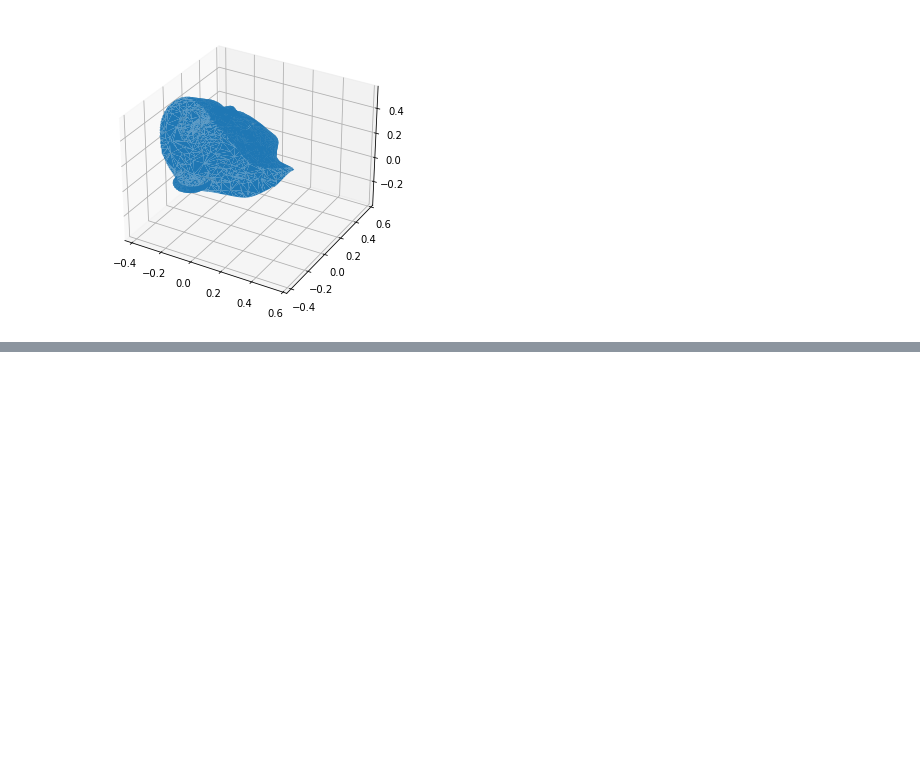
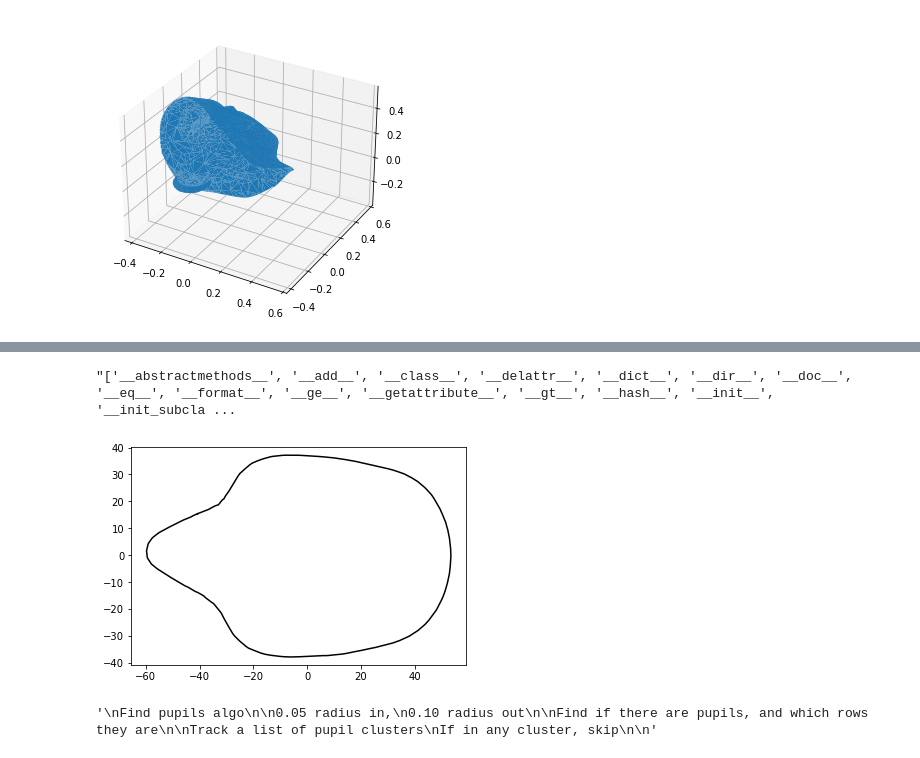
Before and after one commit to dash-xa/TreeHacks2021, a Jupyter notebook: ML/stl_experimentation.ipynb, the cells around one changed output, grey strips where cells are left out. Saved outputs shown, nothing was run; the diff lists cells and outputs as text; code cells hidden in the pictures; blank space fills up the shorter version.

```diff
--- a/ML/stl_experimentation.ipynb
+++ b/ML/stl_experimentation.ipynb
@@ -140,4 +282,5 @@ import networkx as nx
 import rtree
 import numpy as np
 import shapely
-tri_mesh = trimesh.load_mesh('3d_files/cdot_test_1_deci_smaller.stl')
+import open3d as o3d
+# also requires `sudo apt install libusb-1.0.0-dev`
@@ -147,0 +287,2 @@ tri_mesh.convex_hull.volume
+# %%
+obj_mesh = trimesh.load('3d_files/cdot_test_0.obj')
@@ -147,0 +301,5 @@ tri_mesh.convex_hull.volume
+# %%
+nice_slice = sobj_mesh.section(plane_origin=sobj_mesh.centroid + np.array([0, 0, 38]), plane_normal=[0.5,0,1])
+sobj_mesh.visual.face_colors = [255,170, 120, 255]
+scene = trimesh.Scene([nice_slice, sobj_mesh])
+scene.show()
@@ -229,0 +341,9 @@ vox_mesh = tri_mesh.voxelized(0.005)
+# %%
+str(dir(nice_slice))
+# %% [output]
+"['__abstractmethods__', '__add__', '__class__', '__delattr__', '__dict__', '__dir__', '__doc__', '__eq__', '__format__', '__ge__', '__getattribute__', '__gt__', '__hash__', '__init__', '__init_subcla ...
+# %%
+slice_2D, to_3D = nice_slice.to_planar()
+slice_2D.show()
+# %% [output]
+[figure, added]
@@ -229,0 +364,15 @@ vox_mesh = tri_mesh.voxelized(0.005)
+# %%
+"""
+Find pupils algo
+
+0.05 radius in,
+0.10 radius out
+
+Find if there are pupils, and which rows they are
+
+Track a list of pupil clusters
+If in any cluster, skip
+
+"""
+# %% [output]
+'\nFind pupils algo\n\n0.05 radius in,\n0.10 radius out\n\nFind if there are pupils, and which rows they are\n\nTrack a list of pupil clusters\nIf in any cluster, skip\n\n'
```
Also changed, not shown: parts of 53 cells of this notebook, 19 other files.
